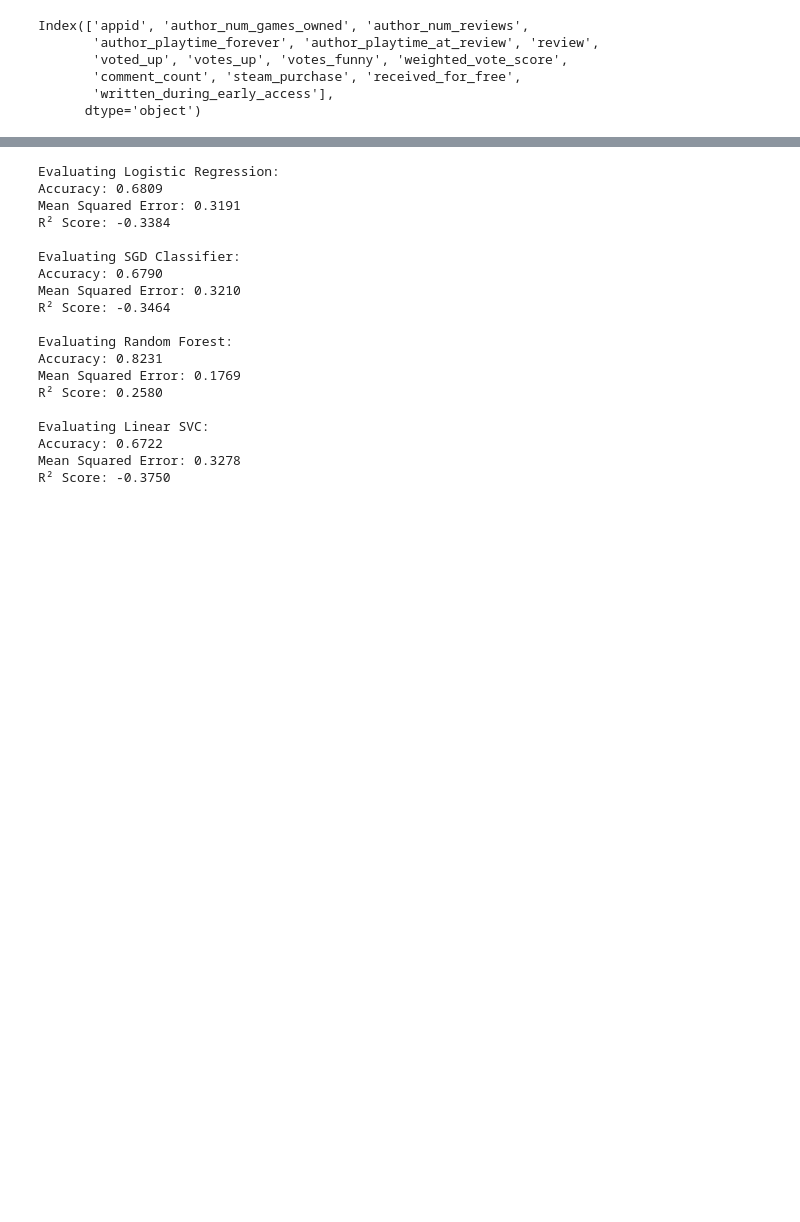
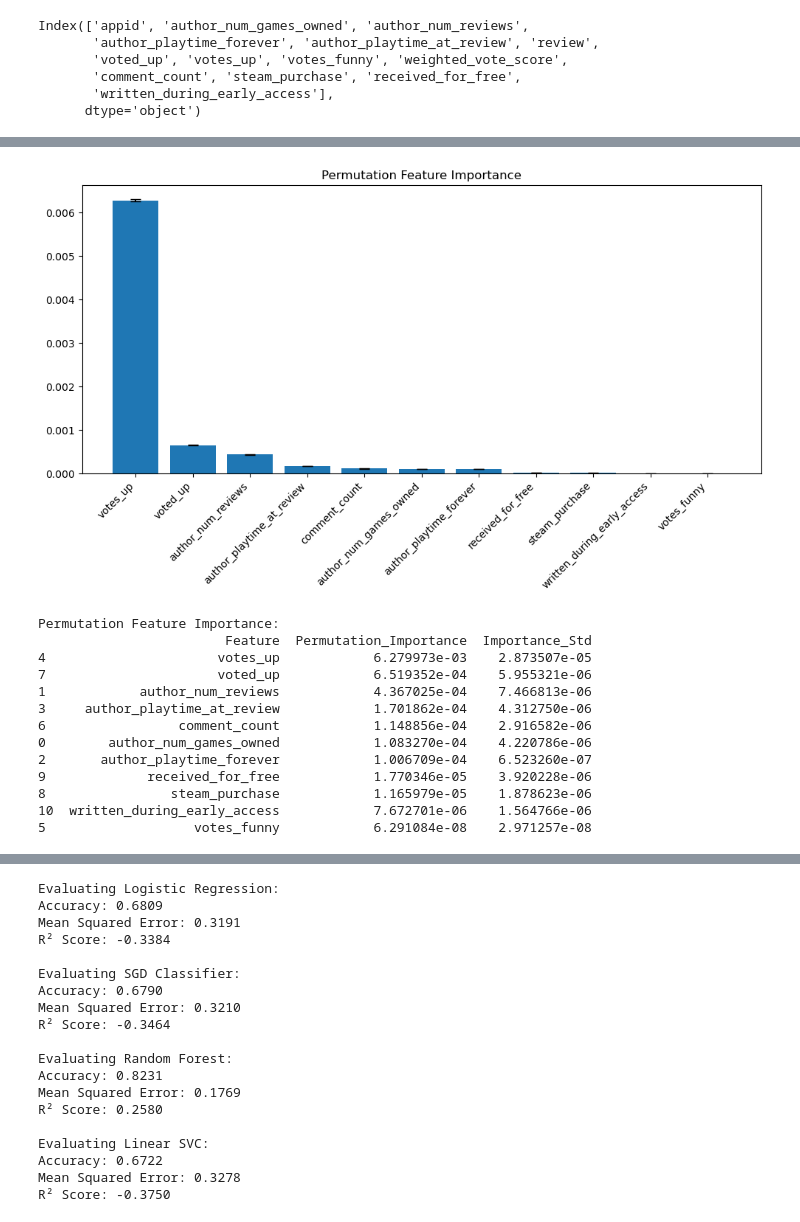
Before and after one commit to brybinski/bigdata, a Jupyter notebook: openvino_test.ipynb, the cells around one changed output, grey strips where cells are left out. Cells and saved outputs as stored; diff of their text form; code cells hidden in the pictures; blank space fills up the shorter version.

Commit message:
Added verification and comments to project

```diff
--- a/openvino_test.ipynb
+++ b/openvino_test.ipynb
@@ -8,7 +8,9 @@ cluster = LocalCluster(n_workers=4, dashboard_address=":8181")
 client = Client(cluster)
 
 
-non_zero_reviews = dd.read_parquet('/home/ryba/Documents/Code/snek/bigdata/non_zero/', blocksize=40_000_000)
+non_zero_reviews = dd.read_parquet(
+    "/home/ryba/Documents/Code/snek/bigdata/non_zero/", blocksize=40_000_000
+)
 
 client
 # %% [output]
@@ -428,10 +460,5 @@ Prediction: 0.511383, Actual: 0.444444
 # %%
 import pickle
 
-# Save the model to a file
-with open('parallel_model.pkl', 'wb') as f:
-    pickle.dump(parallel_model, f)
-
-# Commented code for later deserialization
-# with open('parallel_model.pkl', 'rb') as f:
-#     loaded_model = pickle.load(f)
+# with open("parallel_model.pkl", "wb") as f:
+#     pickle.dump(parallel_model, f)
@@ -486,3 +516,44 @@ Index(['appid', 'author_num_games_owned', 'author_num_reviews',
        'comment_count', 'steam_purchase', 'received_for_free',
        'written_during_early_access'],
       dtype='object')
+# %%
+from sklearn.inspection import permutation_importance
+from sklearn.metrics import mean_squared_error
+import numpy as np
+
+with open("parallel_model.pkl", "rb") as f:
+    loaded_model = pickle.load(f)
+
+
+def custom_score(estimator, X, y):
+    predictions = estimator.predict(X)
+    return -mean_squared_error(y, predictions)
+
+result = permutation_importance(loaded_model, X_test[:100000], y_test[:100000],
+                              scoring=custom_score,
+                              n_repeats=5,
+                              random_state=42)
+
+
+perm_importance_df = pd.DataFrame({
+    'Feature': numerical_cols,
+    'Permutation_Importance': result.importances_mean,
+    'Importance_Std': result.importances_std
+})
+
+perm_importance_df = perm_importance_df.sort_values('Permutation_Importance', ascending=False)
+
+plt.figure(figsize=(10, 6))
+plt.bar(perm_importance_df['Feature'], perm_importance_df['Permutation_Importance'])
+plt.errorbar(x=range(len(perm_importance_df)),
+            y=perm_importance_df['Permutation_Importance'],
+            yerr=perm_importance_df['Importance_Std'],
+            fmt='none', color='black', capsize=5)
+plt.xticks(rotation=45, ha='right')
+plt.title('Permutation Feature Importance')
+plt.tight_layout()
+plt.show()
+
+print("\nPermutation Feature Importance:")
+print(perm_importance_df)
+# %% [output]
@@ -488,0 +577,14 @@ Index(['appid', 'author_num_games_owned', 'author_num_reviews',
+[figure, added]
+Permutation Feature Importance:
+                        Feature  Permutation_Importance  Importance_Std
+4                      votes_up            6.279973e-03    2.873507e-05
+7                      voted_up            6.519352e-04    5.955321e-06
+1            author_num_reviews            4.367025e-04    7.466813e-06
+3     author_playtime_at_review            1.701862e-04    4.312750e-06
+6                 comment_count            1.148856e-04    2.916582e-06
+0        author_num_games_owned            1.083270e-04    4.220786e-06
+2       author_playtime_forever            1.006709e-04    6.523260e-07
+9             received_for_free            1.770346e-05    3.920228e-06
+8                steam_purchase            1.165979e-05    1.878623e-06
+10  written_during_early_access            7.672701e-06    1.564766e-06
+5                   votes_funny            6.291084e-08    2.971257e-08
```
Also changed, not shown: parts of 36 cells of this notebook, 3 other files.
